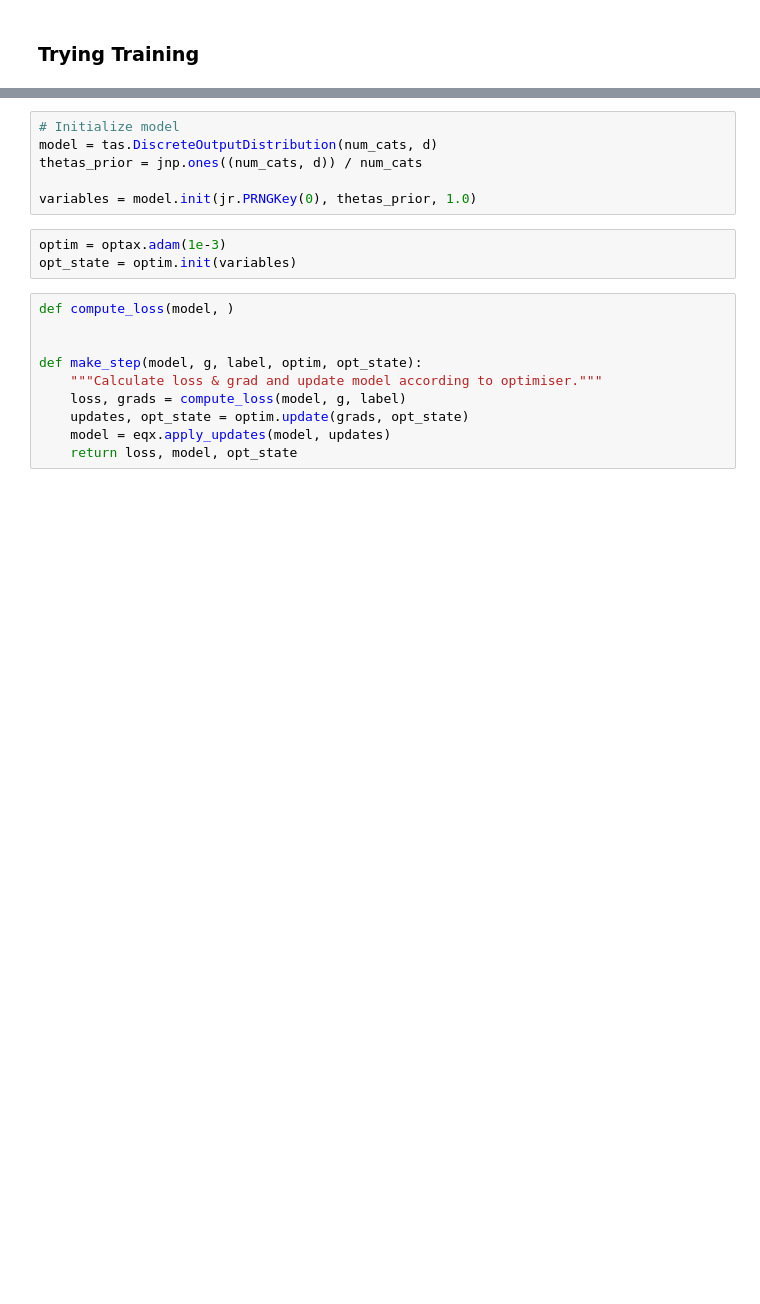
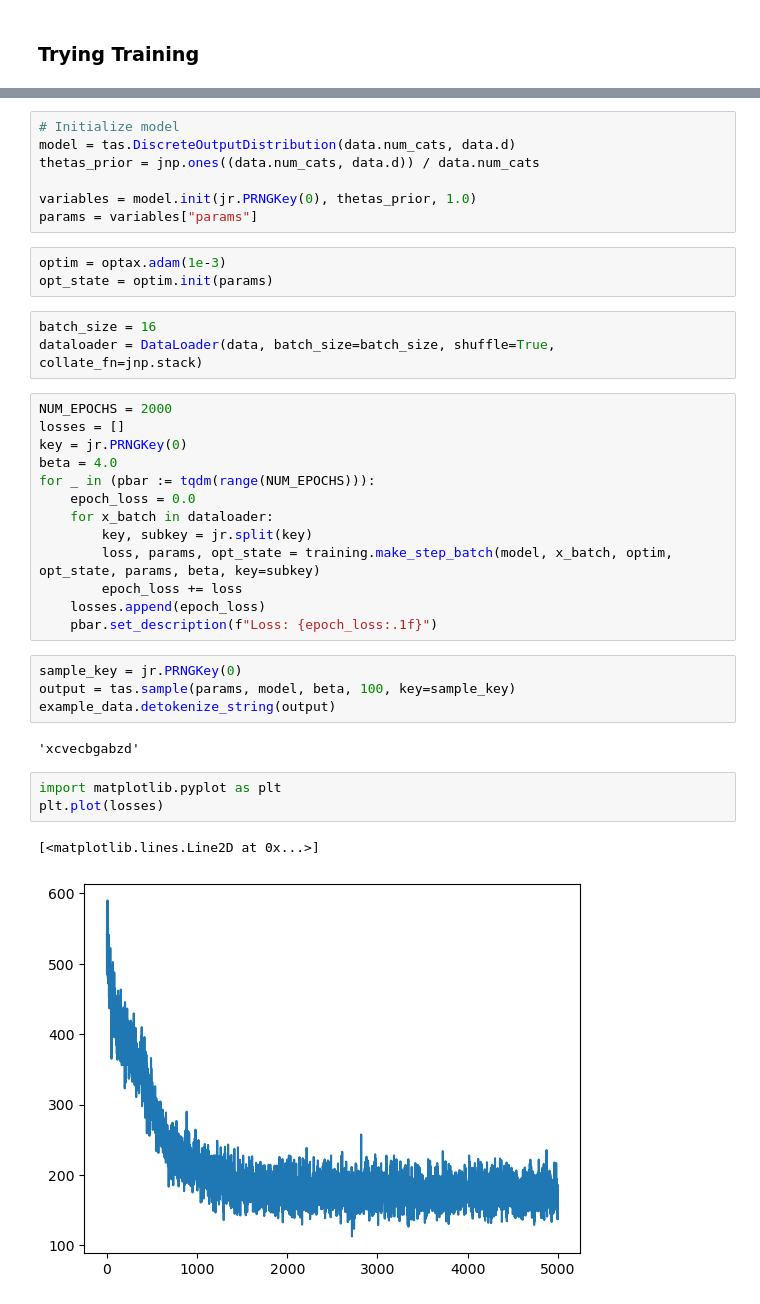
Before and after one commit to ElisR/BFN, a Jupyter notebook: BFN_Experiment.ipynb, the cells around one changed output, grey strips where cells are left out. Saved outputs shown, nothing was run; the diff lists cells and outputs as text; blank space fills up the shorter version.

Commit message:
test: :test_tube: Update scratch notebook to use batch training

```diff
--- a/BFN_Experiment.ipynb
+++ b/BFN_Experiment.ipynb
@@ -63,19 +24,38 @@ d = len(example_data[0])
 # %%
 # Initialize model
-model = tas.DiscreteOutputDistribution(num_cats, d)
-thetas_prior = jnp.ones((num_cats, d)) / num_cats
+model = tas.DiscreteOutputDistribution(data.num_cats, data.d)
+thetas_prior = jnp.ones((data.num_cats, data.d)) / data.num_cats
 
 variables = model.init(jr.PRNGKey(0), thetas_prior, 1.0)
+params = variables["params"]
 # %%
 optim = optax.adam(1e-3)
-opt_state = optim.init(variables)
+opt_state = optim.init(params)
-# %%
-def compute_loss(model, )
-
-
-def make_step(model, g, label, optim, opt_state):
-    """Calculate loss & grad and update model according to optimiser."""
-    loss, grads = compute_loss(model, g, label)
-    updates, opt_state = optim.update(grads, opt_state)
-    model = eqx.apply_updates(model, updates)
-    return loss, model, opt_state
+# %%
+batch_size = 16
+dataloader = DataLoader(data, batch_size=batch_size, shuffle=True, collate_fn=jnp.stack)
+# %%
+NUM_EPOCHS = 2000
+losses = []
+key = jr.PRNGKey(0)
+beta = 4.0
+for _ in (pbar := tqdm(range(NUM_EPOCHS))):
+    epoch_loss = 0.0
+    for x_batch in dataloader:
+        key, subkey = jr.split(key)
+        loss, params, opt_state = training.make_step_batch(model, x_batch, optim, opt_state, params, beta, key=subkey)
+        epoch_loss += loss
+    losses.append(epoch_loss)
+    pbar.set_description(f"Loss: {epoch_loss:.1f}")
+# %%
+sample_key = jr.PRNGKey(0)
+output = tas.sample(params, model, beta, 100, key=sample_key)
+example_data.detokenize_string(output)
+# %% [output]
+'xcvecbgabzd'
+# %%
+import matplotlib.pyplot as plt
+plt.plot(losses)
+# %% [output]
+[<matplotlib.lines.Line2D at 0x...>]
+[figure, added]
```
Also changed, not shown: parts of 8 cells of this notebook.
